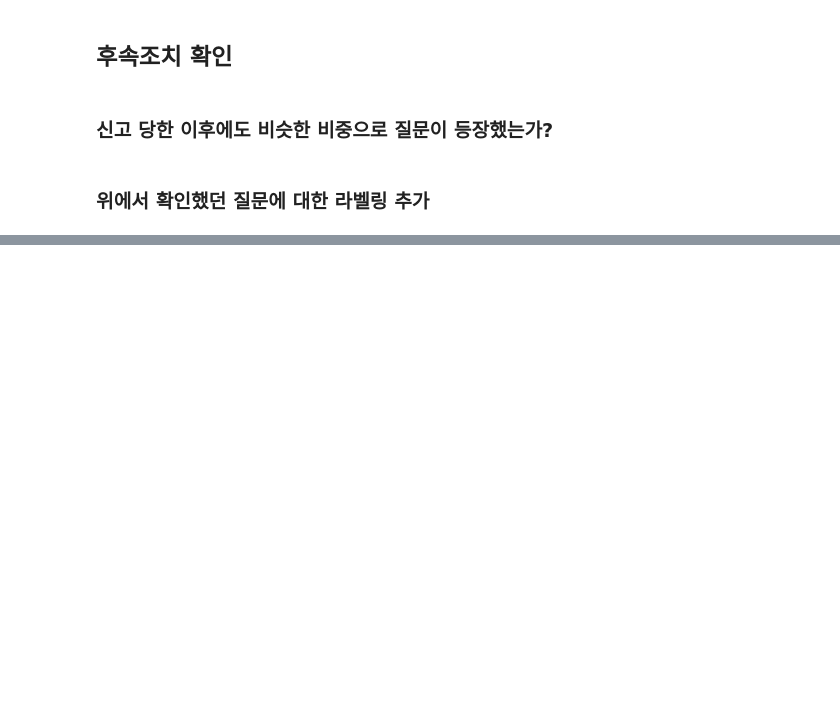
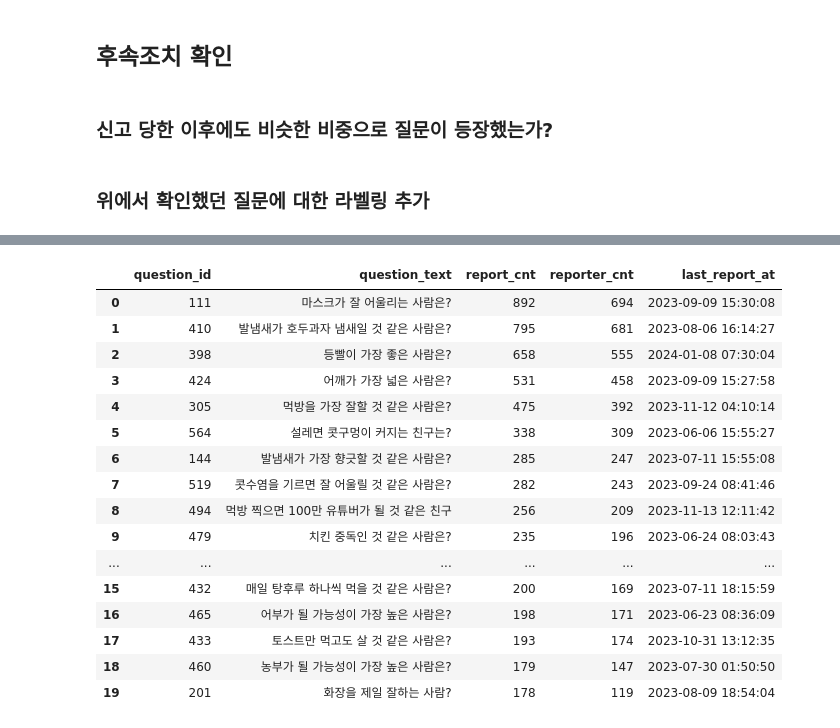
Before and after one commit to qet0506/codeit-sns-moderation, a Jupyter notebook: eda.ipynb, the cells around one changed output, grey strips where cells are left out. Drawn from its saved outputs; the diff is of its cells as text; code cells hidden in the pictures; blank space fills up the shorter version.

```diff
--- a/eda.ipynb
+++ b/eda.ipynb
@@ -352,0 +465,11 @@ df_duplicate_summary
+# %%
+# 질문 생성일을 날짜 형식으로 변환
+reported_questions["created_at"] = pd.to_datetime(
+    reported_questions["created_at"]
+)
+
+# params에 저장된 분석 기간을 기준으로 생성 시점 구분
+reported_questions["created_in_period"] = (
+    (reported_questions["created_at"] >= pd.to_datetime(params["start_at"])) &
+    (reported_questions["created_at"] < pd.to_datetime(params["end_at"]))
+)
@@ -352,0 +510,41 @@ df_duplicate_summary
+# %%
+# 신고 건수와 신고자 수를 기준으로 상위 20개 질문 카드 추출
+
+top_reported_questions = (
+    reported_questions
+    .sort_values(
+        by=["report_cnt", "reporter_cnt"],
+        ascending=False
+    )
+    .head(20)
+)
+
+display(
+    top_reported_questions[
+        [
+            "question_id",
+            "question_text",
+            "report_cnt",
+            "reporter_cnt",
+            "last_report_at"
+        ]
+    ]
+)
+# %% [output]
+|  | question_id | question_text | report_cnt | reporter_cnt | last_report_at |
+| 0 | 111 | 마스크가 잘 어울리는 사람은? | 892 | 694 | 2023-09-09 15:30:08 |
+| 1 | 410 | 발냄새가 호두과자 냄새일 것 같은 사람은? | 795 | 681 | 2023-08-06 16:14:27 |
+| 2 | 398 | 등빨이 가장 좋은 사람은? | 658 | 555 | 2024-01-08 07:30:04 |
+| 3 | 424 | 어깨가 가장 넓은 사람은? | 531 | 458 | 2023-09-09 15:27:58 |
+| 4 | 305 | 먹방을 가장 잘할 것 같은 사람은? | 475 | 392 | 2023-11-12 04:10:14 |
+| 5 | 564 | 설레면 콧구멍이 커지는 친구는? | 338 | 309 | 2023-06-06 15:55:27 |
+| 6 | 144 | 발냄새가 가장 향긋할 것 같은 사람은? | 285 | 247 | 2023-07-11 15:55:08 |
+| 7 | 519 | 콧수염을 기르면 잘 어울릴 것 같은 사람은? | 282 | 243 | 2023-09-24 08:41:46 |
+| 8 | 494 | 먹방 찍으면 100만 유튜버가 될 것 같은 친구 | 256 | 209 | 2023-11-13 12:11:42 |
+| 9 | 479 | 치킨 중독인 것 같은 사람은? | 235 | 196 | 2023-06-24 08:03:43 |
+| ... | ... | ... | ... | ... | ... |
+| 15 | 432 | 매일 탕후루 하나씩 먹을 것 같은 사람은? | 200 | 169 | 2023-07-11 18:15:59 |
+| 16 | 465 | 어부가 될 가능성이 가장 높은 사람은? | 198 | 171 | 2023-06-23 08:36:09 |
+| 17 | 433 | 토스트만 먹고도 살 것 같은 사람은? | 193 | 174 | 2023-10-31 13:12:35 |
+| 18 | 460 | 농부가 될 가능성이 가장 높은 사람은? | 179 | 147 | 2023-07-30 01:50:50 |
+| 19 | 201 | 화장을 제일 잘하는 사람? | 178 | 119 | 2023-08-09 18:54:04 |
```
Also changed, not shown: parts of 60 cells of this notebook.
